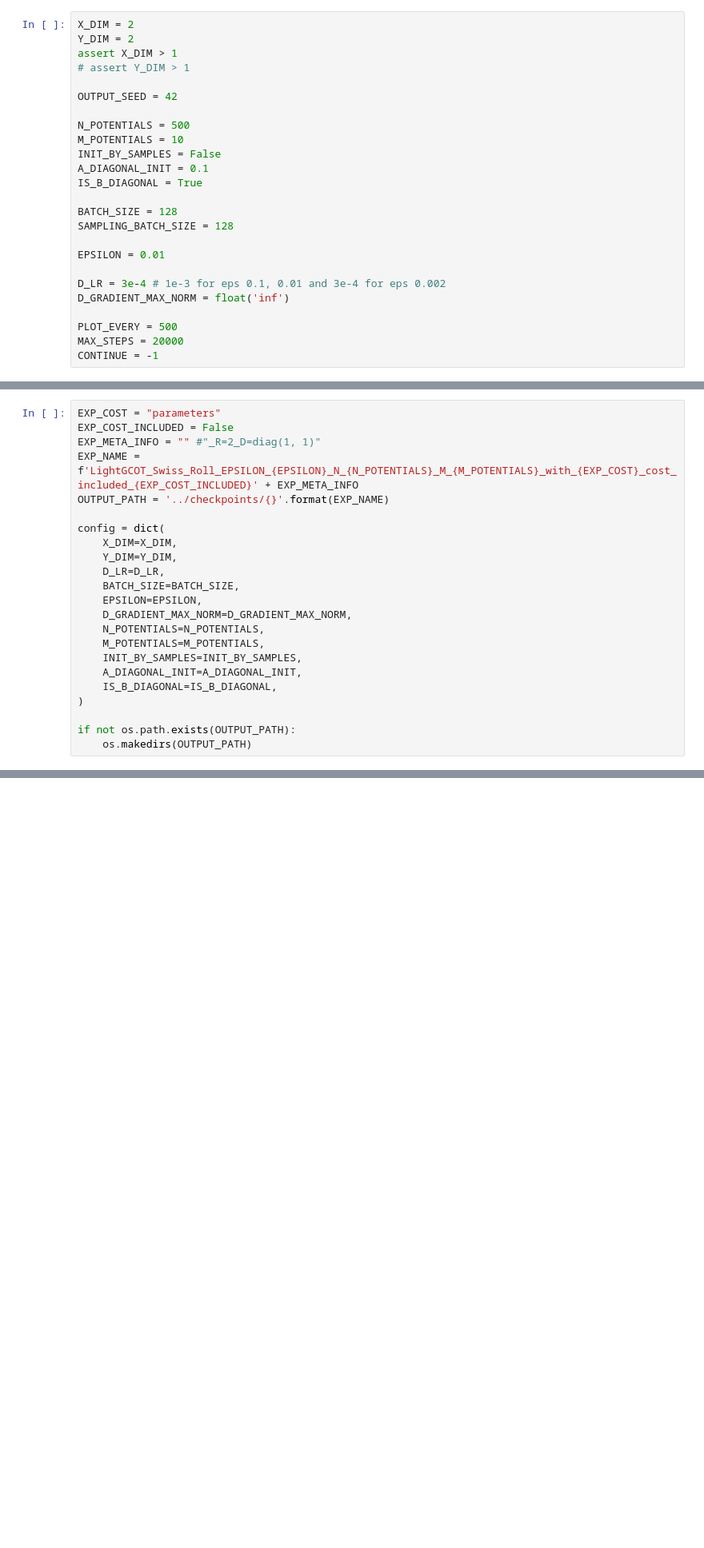
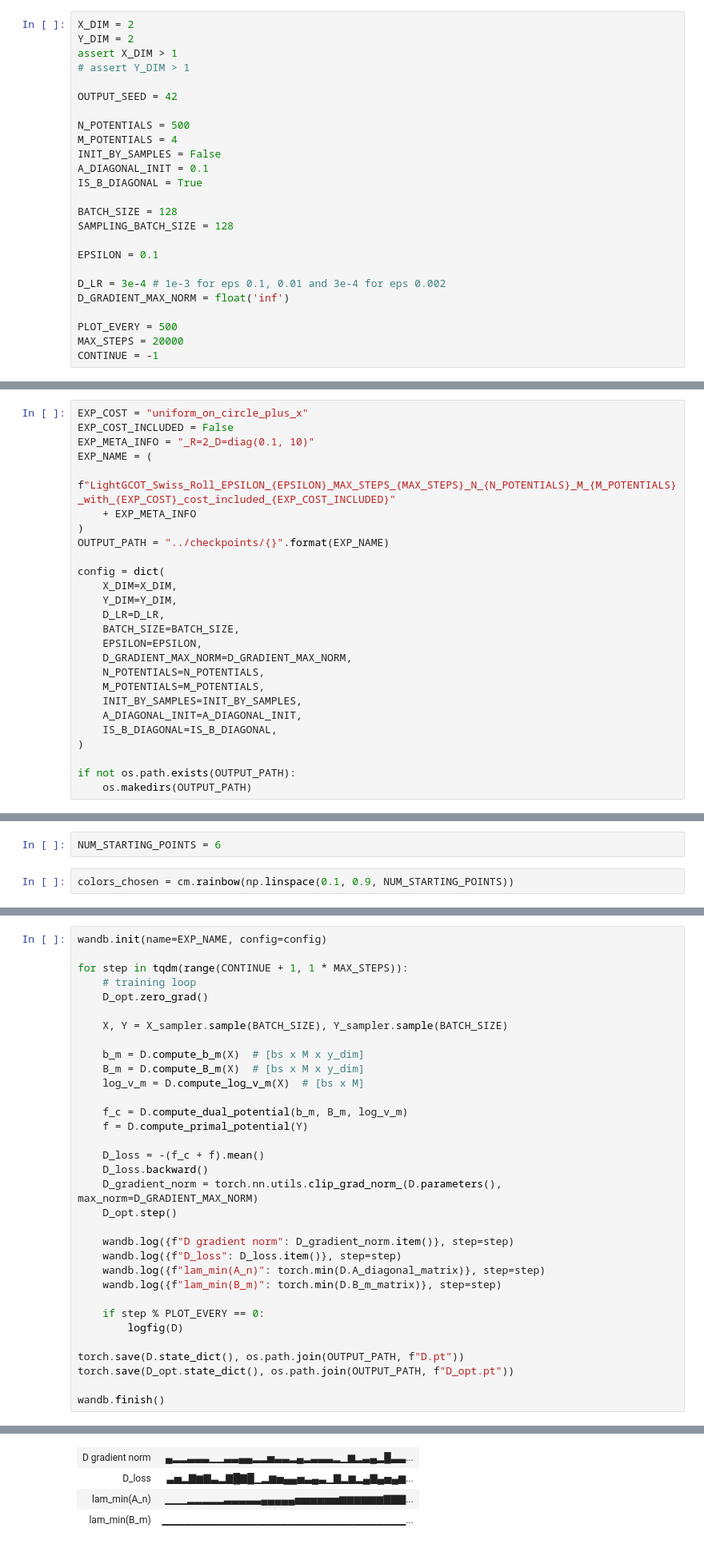
Before and after one commit to MuXauJl11110/EBiEOT, a Jupyter notebook: notebooks/LightGCOT_swiss_roll.ipynb, the cells around one changed output, grey strips where cells are left out. Shown at 80% size. Saved outputs shown, nothing was run; the diff lists cells and outputs as text; blank space fills up the shorter version.

```diff
--- a/notebooks/LightGCOT_swiss_roll.ipynb
+++ b/notebooks/LightGCOT_swiss_roll.ipynb
@@ -29,7 +31,7 @@ assert X_DIM > 1
 OUTPUT_SEED = 42
 
 N_POTENTIALS = 500
-M_POTENTIALS = 10
+M_POTENTIALS = 4
 INIT_BY_SAMPLES = False
 A_DIAGONAL_INIT = 0.1
 IS_B_DIAGONAL = True
@@ -37,7 +39,7 @@ IS_B_DIAGONAL = True
 BATCH_SIZE = 128
 SAMPLING_BATCH_SIZE = 128
 
-EPSILON = 0.01
+EPSILON = 0.1
 
 D_LR = 3e-4 # 1e-3 for eps 0.1, 0.01 and 3e-4 for eps 0.002
 D_GRADIENT_MAX_NORM = float('inf')
@@ -50,11 +52,14 @@ torch.manual_seed(OUTPUT_SEED)
 
 EPS = EPSILON
 # %%
-EXP_COST = "parameters"
+EXP_COST = "uniform_on_circle_plus_x"
 EXP_COST_INCLUDED = False
-EXP_META_INFO = "" #"_R=2_D=diag(1, 1)"
-EXP_NAME = f'LightGCOT_Swiss_Roll_EPSILON_{EPSILON}_N_{N_POTENTIALS}_M_{M_POTENTIALS}_with_{EXP_COST}_cost_included_{EXP_COST_INCLUDED}' + EXP_META_INFO
-OUTPUT_PATH = '../checkpoints/{}'.format(EXP_NAME)
+EXP_META_INFO = "_R=2_D=diag(0.1, 10)"
+EXP_NAME = (
+    f"LightGCOT_Swiss_Roll_EPSILON_{EPSILON}_MAX_STEPS_{MAX_STEPS}_N_{N_POTENTIALS}_M_{M_POTENTIALS}_with_{EXP_COST}_cost_included_{EXP_COST_INCLUDED}"
+    + EXP_META_INFO
+)
+OUTPUT_PATH = "../checkpoints/{}".format(EXP_NAME)
 
 config = dict(
     X_DIM=X_DIM,
@@ -155,0 +109,4 @@ Syncing run LightGCOT_Swiss_Roll_EPSILON_0.01_N_500_M_10_with_parameters_cost_in
+# %%
+NUM_STARTING_POINTS = 6
+# %%
+colors_chosen = cm.rainbow(np.linspace(0.1, 0.9, NUM_STARTING_POINTS))
@@ -155,0 +181,34 @@ Syncing run LightGCOT_Swiss_Roll_EPSILON_0.01_N_500_M_10_with_parameters_cost_in
+# %%
+wandb.init(name=EXP_NAME, config=config)
+
+for step in tqdm(range(CONTINUE + 1, 1 * MAX_STEPS)):
+    # training loop
+    D_opt.zero_grad()
+
+    X, Y = X_sampler.sample(BATCH_SIZE), Y_sampler.sample(BATCH_SIZE)
+
+    b_m = D.compute_b_m(X)  # [bs x M x y_dim]
+    B_m = D.compute_B_m(X)  # [bs x M x y_dim]
+    log_v_m = D.compute_log_v_m(X)  # [bs x M]
+
+    f_c = D.compute_dual_potential(b_m, B_m, log_v_m)
+    f = D.compute_primal_potential(Y)
+
+    D_loss = -(f_c + f).mean()
+    D_loss.backward()
+    D_gradient_norm = torch.nn.utils.clip_grad_norm_(D.parameters(), max_norm=D_GRADIENT_MAX_NORM)
+    D_opt.step()
+
+    wandb.log({f"D gradient norm": D_gradient_norm.item()}, step=step)
+    wandb.log({f"D_loss": D_loss.item()}, step=step)
+    wandb.log({f"lam_min(A_n)": torch.min(D.A_diagonal_matrix)}, step=step)
+    wandb.log({f"lam_min(B_m)": torch.min(D.B_m_matrix)}, step=step)
+
+    if step % PLOT_EVERY == 0:
+        logfig(D)
+
+torch.save(D.state_dict(), os.path.join(OUTPUT_PATH, f"D.pt"))
+torch.save(D_opt.state_dict(), os.path.join(OUTPUT_PATH, f"D_opt.pt"))
+
+wandb.finish()
+# %% [output]
@@ -155,0 +221,4 @@ Syncing run LightGCOT_Swiss_Roll_EPSILON_0.01_N_500_M_10_with_parameters_cost_in
+| D gradient norm | ▄▂▂▃▃▃▁▁▃▃▄▄▂▂▅▃▃▂▄▂▃▃▃▂▁▆▂▃▄▂█▃▃... |
+| D_loss | ▃▅▂▇▆▇▃▂▇█▇█▁▂▆▅▄▄▅▃▄▃▁▇▂▆▂▄▇▄▅▄▆... |
+| lam_min(A_n) | ▁▁▁▂▂▂▂▂▃▃▃▃▃▄▄▄▄▄▅▅▅▅▅▅▆▆▆▆▆▆▇▇▇... |
+| lam_min(B_m) | ▁▁▁▁▁▁▁▁▁▁▁▁▁▁▁▁▁▁▁▁▁▁▁▁▁▁▁▁▁▁▁▁▁... |
```
Also changed, not shown: parts of 11 cells of this notebook, 13 other files.
